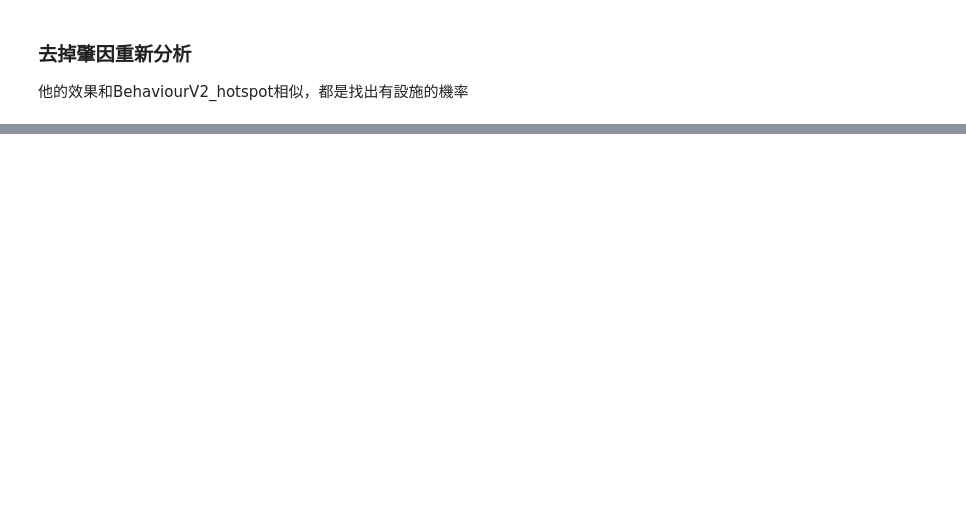
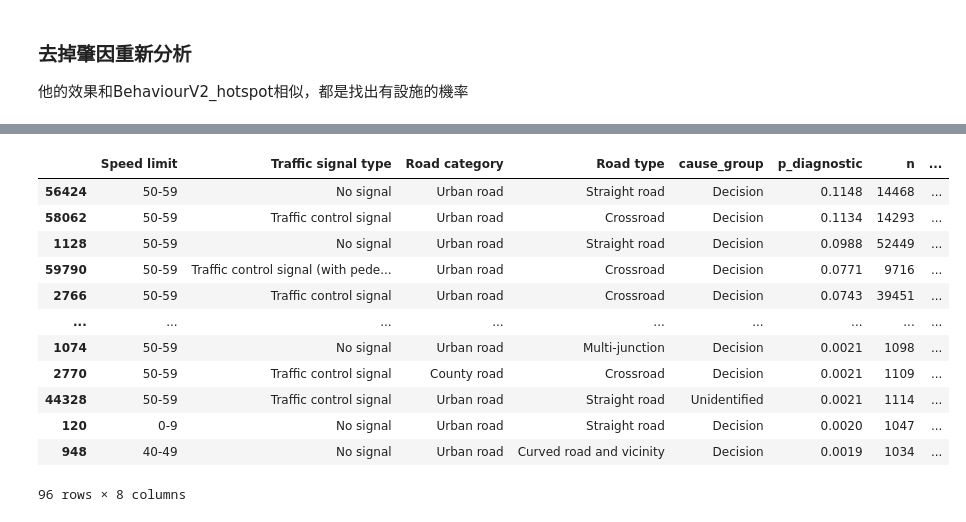
Before and after one commit to kennywang112/ST-RTA, a Jupyter notebook: ModelsV4/Behaviour.ipynb, the cells around one changed output, grey strips where cells are left out. Cells and saved outputs as stored; diff of their text form; code cells hidden in the pictures; blank space fills up the shorter version.

```diff
--- a/ModelsV4/Behaviour.ipynb
+++ b/ModelsV4/Behaviour.ipynb
@@ -312,0 +251,21 @@ full_filter
+# %%
+for col in filtered_n.columns:
+    try:
+        filtered_n[col] = filtered_n[col].map(category_value_map[col])
+    except KeyError:
+        pass
+filtered_n.rename(columns=feature_name_map, inplace=False)
+# %% [output]
+|  | Speed limit | Traffic signal type | Road category | Road type | cause_group | p_diagnostic | n | ... |
+| 56424 | 50-59 | No signal | Urban road | Straight road | Decision | 0.1148 | 14468 | ... |
+| 58062 | 50-59 | Traffic control signal | Urban road | Crossroad | Decision | 0.1134 | 14293 | ... |
+| 1128 | 50-59 | No signal | Urban road | Straight road | Decision | 0.0988 | 52449 | ... |
+| 59790 | 50-59 | Traffic control signal (with pede... | Urban road | Crossroad | Decision | 0.0771 | 9716 | ... |
+| 2766 | 50-59 | Traffic control signal | Urban road | Crossroad | Decision | 0.0743 | 39451 | ... |
+| ... | ... | ... | ... | ... | ... | ... | ... | ... |
+| 1074 | 50-59 | No signal | Urban road | Multi-junction | Decision | 0.0021 | 1098 | ... |
+| 2770 | 50-59 | Traffic control signal | County road | Crossroad | Decision | 0.0021 | 1109 | ... |
+| 44328 | 50-59 | Traffic control signal | Urban road | Straight road | Unidentified | 0.0021 | 1114 | ... |
+| 120 | 0-9 | No signal | Urban road | Straight road | Decision | 0.0020 | 1047 | ... |
+| 948 | 40-49 | No signal | Urban road | Curved road and vicinity | Decision | 0.0019 | 1034 | ... |
+96 rows × 8 columns
```
Also changed, not shown: parts of 15 cells of this notebook, 1 other file.
